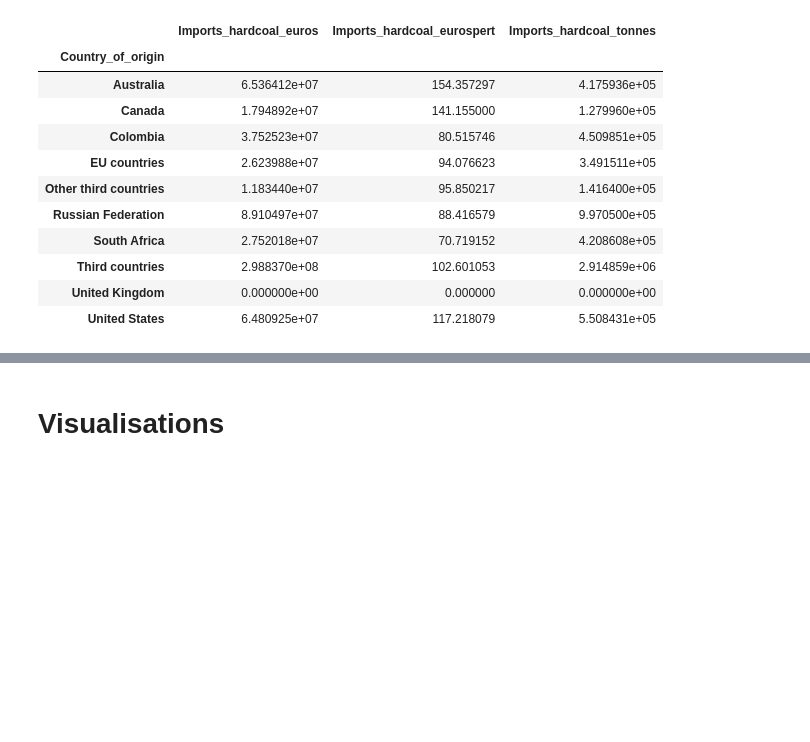
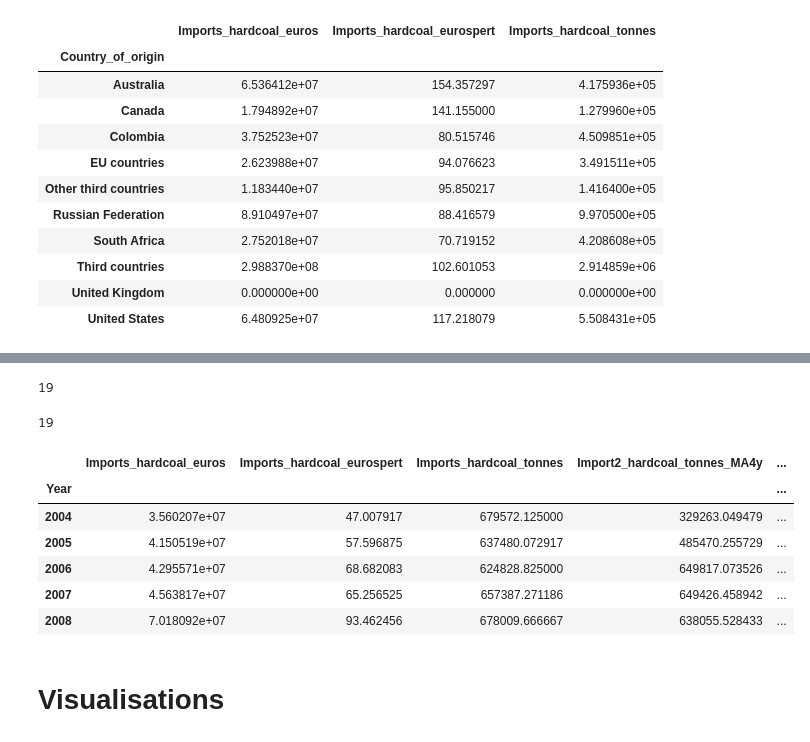
Before and after one commit to Kshitij301199/Coal_Imports_Germany, a Jupyter notebook: docs/Analysis.ipynb, the cells around one changed output, grey strips where cells are left out. Cells and saved outputs as stored; diff of their text form; code cells hidden in the pictures; blank space fills up the shorter version.

```diff
--- a/docs/Analysis.ipynb
+++ b/docs/Analysis.ipynb
@@ -153,3 +172,22 @@ for i,j,k,l in zip(pivot_table_month0408['Imports_hardcoal_tonnes'],pivot_table_
+# %%
+len(pivot_table_year.Imports_hardcoal_tonnes)
+# %% [output]
+19
+# %%
+len(np.convolve(pivot_table_year.Imports_hardcoal_tonnes,[0.25,0.25,0.25,0.25],mode="same"))
+# %% [output]
+19
+# %%
+pivot_table_year["Imports_hardcoal_tonnes_MA2y"] = np.convolve(pivot_table_year.Imports_hardcoal_tonnes,[0.5,0.5],mode="same")
+pivot_table_year.head()
+# %% [output]
+|  | Imports_hardcoal_euros | Imports_hardcoal_eurospert | Imports_hardcoal_tonnes | Import2_hardcoal_tonnes_MA4y | ... |
+| Year |  |  |  |  | ... |
+| 2004 | 3.560207e+07 | 47.007917 | 679572.125000 | 329263.049479 | ... |
+| 2005 | 4.150519e+07 | 57.596875 | 637480.072917 | 485470.255729 | ... |
+| 2006 | 4.295571e+07 | 68.682083 | 624828.825000 | 649817.073526 | ... |
+| 2007 | 4.563817e+07 | 65.256525 | 657387.271186 | 649426.458942 | ... |
+| 2008 | 7.018092e+07 | 93.462456 | 678009.666667 | 638055.528433 | ... |
 # %% [markdown]
 # Visualisations
 # %%
```
Also changed, not shown: parts of 11 cells of this notebook, 3 other files.
